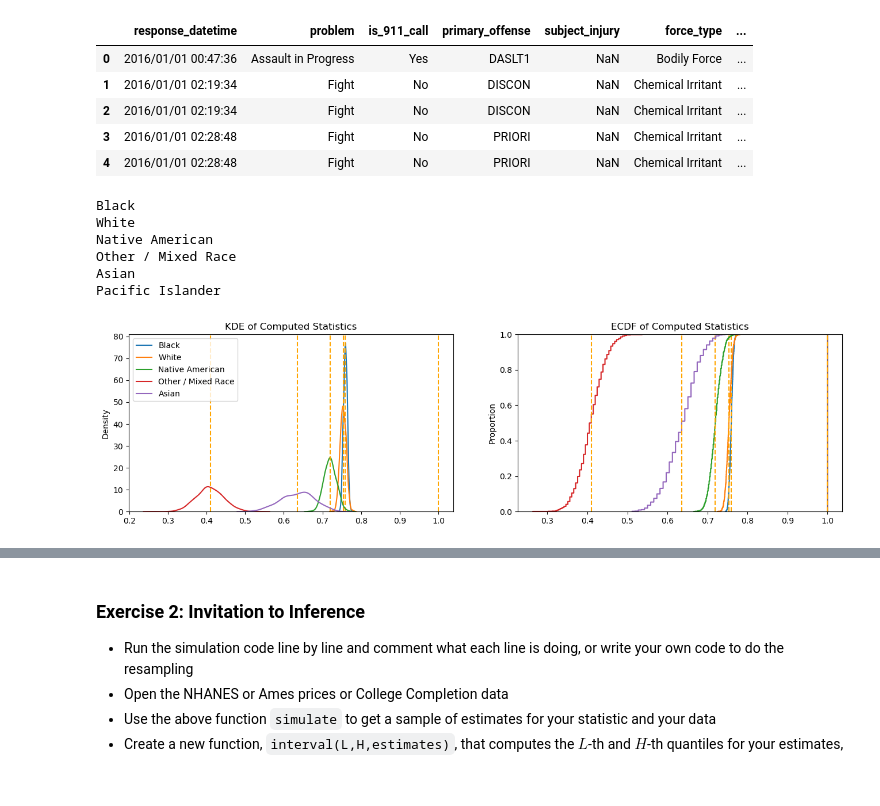
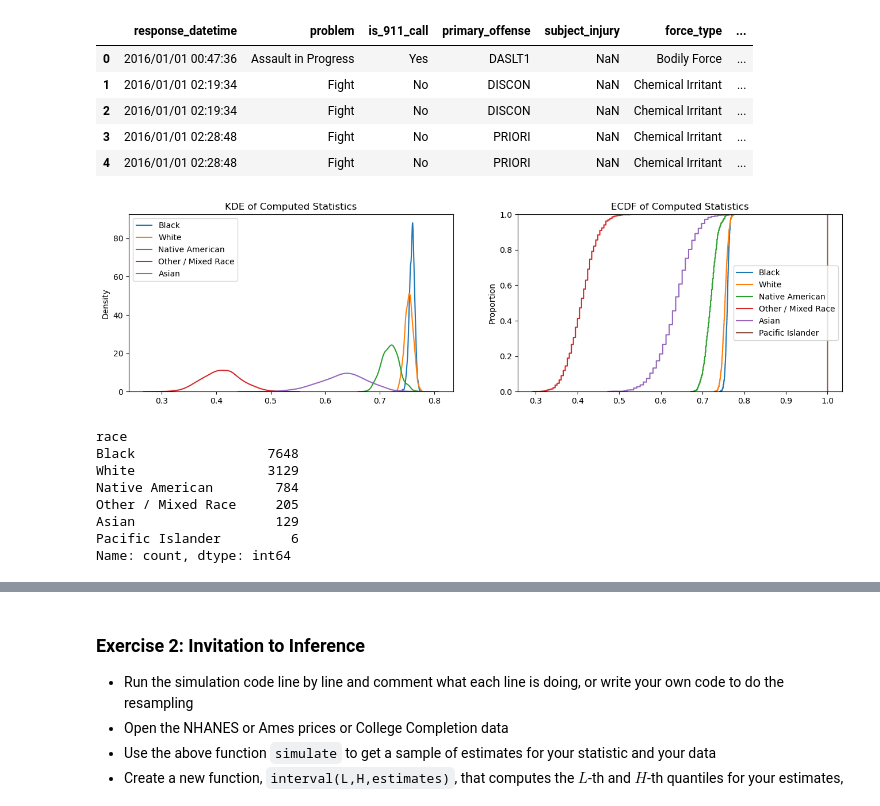
Before and after one commit to maggiecrowner/github_branching, a Jupyter notebook: assignment_4.ipynb, the cells around one changed output, grey strips where cells are left out. Cells and saved outputs as stored; diff of their text form; code cells hidden in the pictures.

```diff
--- a/assignment_4.ipynb
+++ b/assignment_4.ipynb
@@ -35,23 +35,27 @@ def simulate(df, var, fcn, axes, S=1000, plot=True):
 
     if plot:
         sns.kdeplot(estimates, ax = axes[0], label=race).set(title='KDE of Computed Statistics')
-        axes[0].axvline(x=fcn(x, var), color='orange', linestyle='--')
-        sns.ecdfplot(estimates, ax = axes[1]).set(title='ECDF of Computed Statistics')
-        axes[1].axvline(x=fcn(x, var), color='orange', linestyle='--')
+        sns.ecdfplot(estimates, ax = axes[1], label=race).set(title='ECDF of Computed Statistics')
 
     return estimates
 # %%
 races =  df['race'].dropna().unique()
 fig, axes = plt.subplots(1, 2, figsize=(16, 4))
 for race in races:
     simulate(df[df['race'] == race], 'subject_injury', bs_na_prop, axes)
 axes[0].legend()
+axes[1].legend()
 plt.show()
 # %% [output]
-Black
-White
-Native American
-Other / Mixed Race
-Asian
-Pacific Islander
-[figure, old version]
+[figure, new version]
+# %%
+df['race'].value_counts()
+# %% [output]
+race
+Black                 7648
+White                 3129
+Native American        784
+Other / Mixed Race     205
+Asian                  129
+Pacific Islander         6
+Name: count, dtype: int64
```
Also changed, not shown: parts of 1 cell of this notebook.
